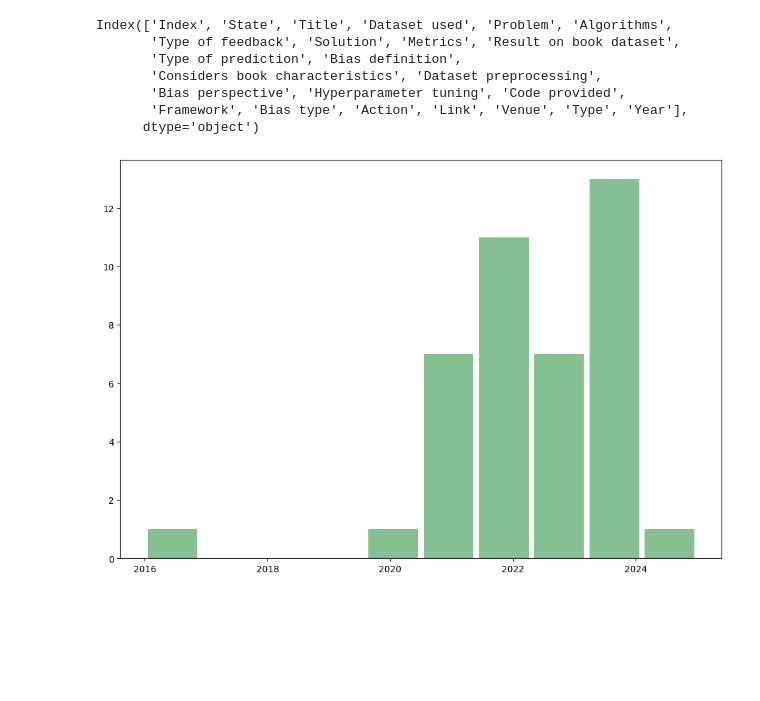
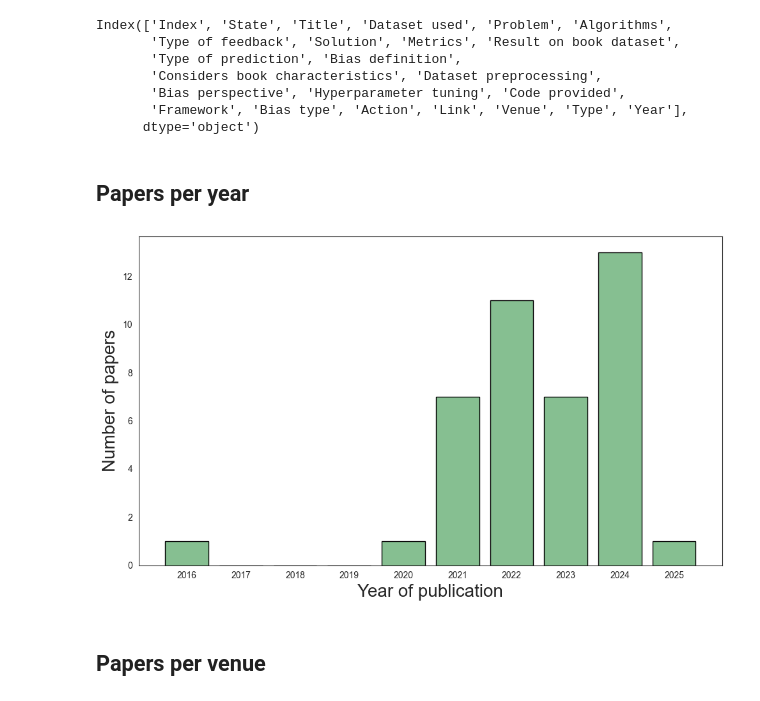
Before and after one commit to SavvinaDaniil/BiasInBookRecommendationSurvey, a Jupyter notebook: analyze_eligible_papers.ipynb, the cells around one changed output. Drawn from its saved outputs; the diff is of its cells as text; code cells hidden in the pictures; blank space fills up the shorter version.

```diff
--- a/analyze_eligible_papers.ipynb
+++ b/analyze_eligible_papers.ipynb
@@ -8,5 +9,7 @@ import seaborn as sns
 # %%
 initial_file = pd.read_csv('Eligble_papers.csv')
+# %%
+save_loc = 'plots/'
 # %%
 print(initial_file.columns)
 # %% [output]
@@ -20,7 +23,33 @@ Index(['Index', 'State', 'Title', 'Dataset used', 'Problem', 'Algorithms',
 # %%
 hist_columns = ['Dataset used', 'Type of feedback', 'Type of prediction', 'Considers book characteristics', 'Dataset preprocessing', 'Bias perspective', 'Hyperparameter tuning', 'Code provided', 'Framework',
                 'Bias type', 'Action']
-# %%
-hist = initial_file['Year'].hist(bins = 10,grid=False, figsize=(12,8), color='#86bf91', zorder=2,  rwidth=0.9)
-# %% [output]
-[figure, removed]
+# %% [markdown]
+## Papers per year
+# %%
+papers_per_year = dict(Counter(initial_file.Year))
+for year in range(min(papers_per_year.keys()),max(papers_per_year.keys())+1):
+    if year not in papers_per_year.keys():
+        papers_per_year[year] = 0
+# papers_per_year=pd.Series(papers_per_year).sort_index()
+papers_per_year = OrderedDict(sorted(papers_per_year.items()))
+# %%
+ax = plt.subplot()
+x = list(papers_per_year.keys())
+y = list(papers_per_year.values())
+plt.bar(x,y, align='center', color = '#86bf91',edgecolor='black' )
+ax.set_xticks(x)
+ax.set_xticklabels(x, fontsize=10)
+ax.set_xlabel('Year of publication', fontsize=20, )
+ax.set_ylabel('Number of papers', fontsize=20, )
+
+plt.savefig(save_loc+"per_year.png",
+            bbox_inches ="tight",
+            pad_inches = 1,
+            transparent = True,
+            orientation ='landscape')
+
+plt.show()
+# %% [output]
+[figure, added]
+# %% [markdown]
+## Papers per venue
```
Also changed, not shown: parts of 3 cells of this notebook, 1 other file.
